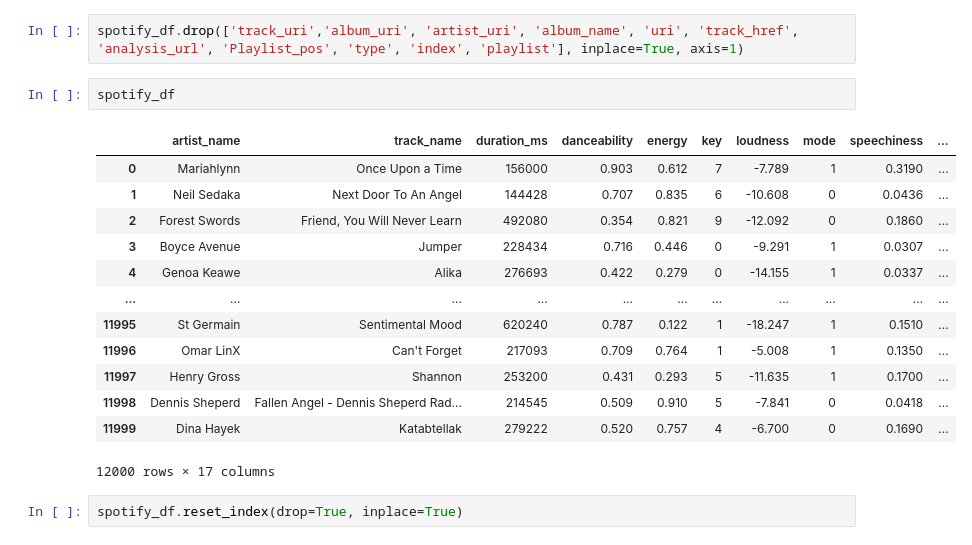
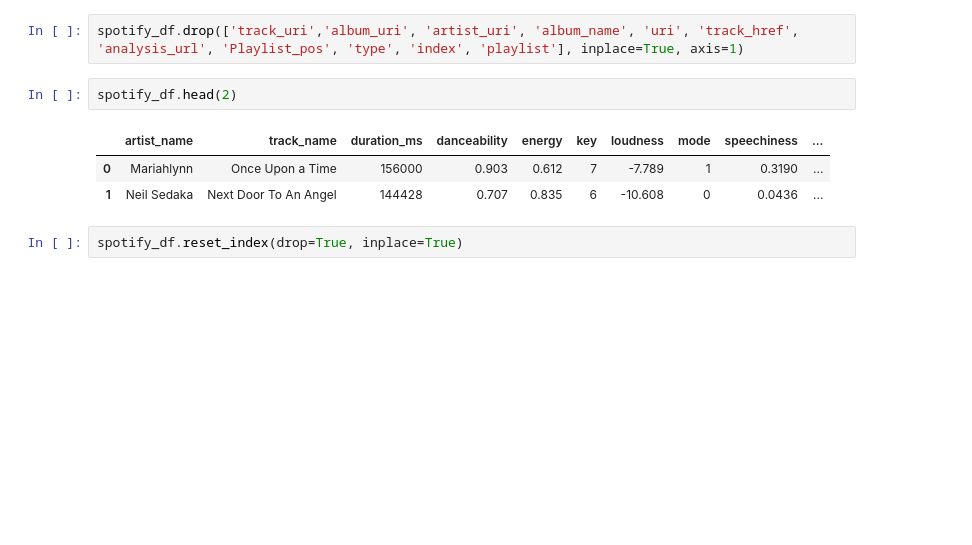
Before and after one commit to sumed-h/SpotifySongRecAudFeatures, a Jupyter notebook: Notebooks/jan13.ipynb, the cells around one changed output. Cells and saved outputs as stored; diff of their text form; blank space fills up the shorter version.

```diff
--- a/Notebooks/jan13.ipynb
+++ b/Notebooks/jan13.ipynb
@@ -716,21 +709,11 @@ so need to scale loudness to match with others, fix that this weekend
 # %%
 spotify_df.drop(['track_uri','album_uri', 'artist_uri', 'album_name', 'uri', 'track_href', 'analysis_url', 'Playlist_pos', 'type', 'index', 'playlist'], inplace=True, axis=1)
 # %%
-spotify_df
+spotify_df.head(2)
 # %% [output]
 |  | artist_name | track_name | duration_ms | danceability | energy | key | loudness | mode | speechiness | ... |
 | 0 | Mariahlynn | Once Upon a Time | 156000 | 0.903 | 0.612 | 7 | -7.789 | 1 | 0.3190 | ... |
 | 1 | Neil Sedaka | Next Door To An Angel | 144428 | 0.707 | 0.835 | 6 | -10.608 | 0 | 0.0436 | ... |
-| 2 | Forest Swords | Friend, You Will Never Learn | 492080 | 0.354 | 0.821 | 9 | -12.092 | 0 | 0.1860 | ... |
-| 3 | Boyce Avenue | Jumper | 228434 | 0.716 | 0.446 | 0 | -9.291 | 1 | 0.0307 | ... |
-| 4 | Genoa Keawe | Alika | 276693 | 0.422 | 0.279 | 0 | -14.155 | 1 | 0.0337 | ... |
-| ... | ... | ... | ... | ... | ... | ... | ... | ... | ... | ... |
-| 11995 | St Germain | Sentimental Mood | 620240 | 0.787 | 0.122 | 1 | -18.247 | 1 | 0.1510 | ... |
-| 11996 | Omar LinX | Can't Forget | 217093 | 0.709 | 0.764 | 1 | -5.008 | 1 | 0.1350 | ... |
-| 11997 | Henry Gross | Shannon | 253200 | 0.431 | 0.293 | 5 | -11.635 | 1 | 0.1700 | ... |
-| 11998 | Dennis Sheperd | Fallen Angel - Dennis Sheperd Rad... | 214545 | 0.509 | 0.910 | 5 | -7.841 | 0 | 0.0418 | ... |
-| 11999 | Dina Hayek | Katabtellak | 279222 | 0.520 | 0.757 | 4 | -6.700 | 0 | 0.1690 | ... |
-12000 rows × 17 columns
 # %%
 spotify_df.reset_index(drop=True, inplace=True)
 # %%
```
Also changed, not shown: parts of 37 cells of this notebook.
